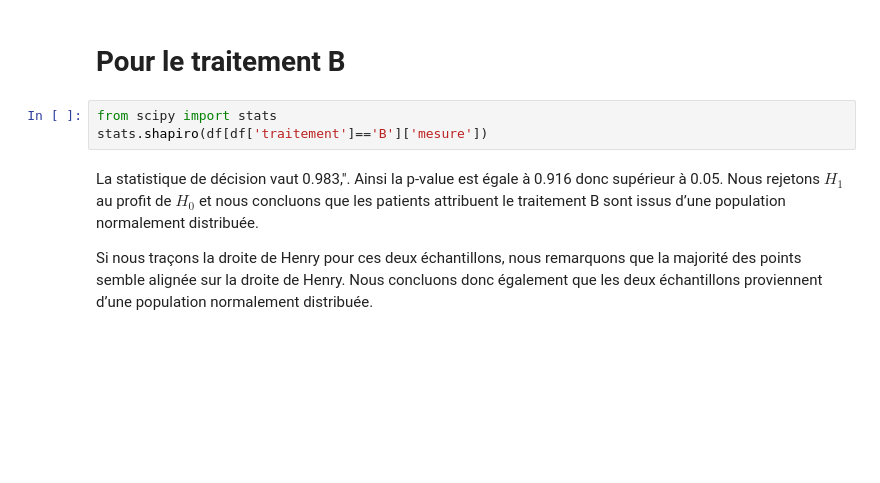
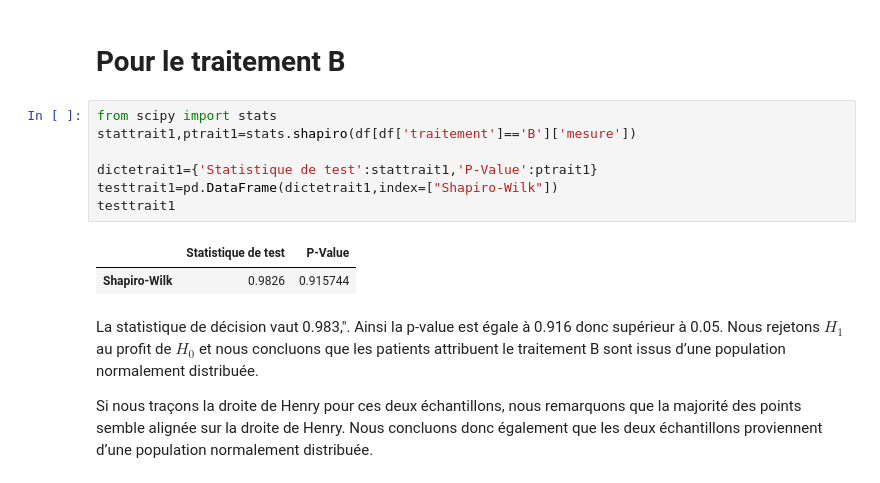
Before and after one commit to bigirimanainnocent12/Test-T-de-student-pour-deux-chantillons-ind-pendants, a Jupyter notebook: Test_T_de_Student_Pour_Deux_échantillons_Indépendants.ipynb, the cells around one changed output. Cells and saved outputs as stored; diff of their text form; blank space fills up the shorter version.

```diff
--- a/Test_T_de_Student_Pour_Deux_échantillons_Indépendants.ipynb
+++ b/Test_T_de_Student_Pour_Deux_échantillons_Indépendants.ipynb
@@ -448,7 +469,14 @@ La statistique de décision vaut 0.978. Ainsi la p-value est égale à 0.815 don
 # **Pour le traitement B**
 # %%
 from scipy import stats
-stats.shapiro(df[df['traitement']=='B']['mesure'])
+stattrait1,ptrait1=stats.shapiro(df[df['traitement']=='B']['mesure'])
+
+dictetrait1={'Statistique de test':stattrait1,'P-Value':ptrait1}
+testtrait1=pd.DataFrame(dictetrait1,index=["Shapiro-Wilk"])
+testtrait1
+# %% [output]
+|  | Statistique de test | P-Value |
+| Shapiro-Wilk | 0.9826 | 0.915744 |
 # %% [markdown]
 La statistique de décision vaut 0.983,". Ainsi la p-value est égale à 0.916 donc supérieur à 0.05. Nous rejetons $H_1$ au profit de $H_0$ et nous concluons que les patients attribuent le traitement B sont issus d’une population normalement distribuée.
 
```
Also changed, not shown: parts of 12 cells of this notebook.
